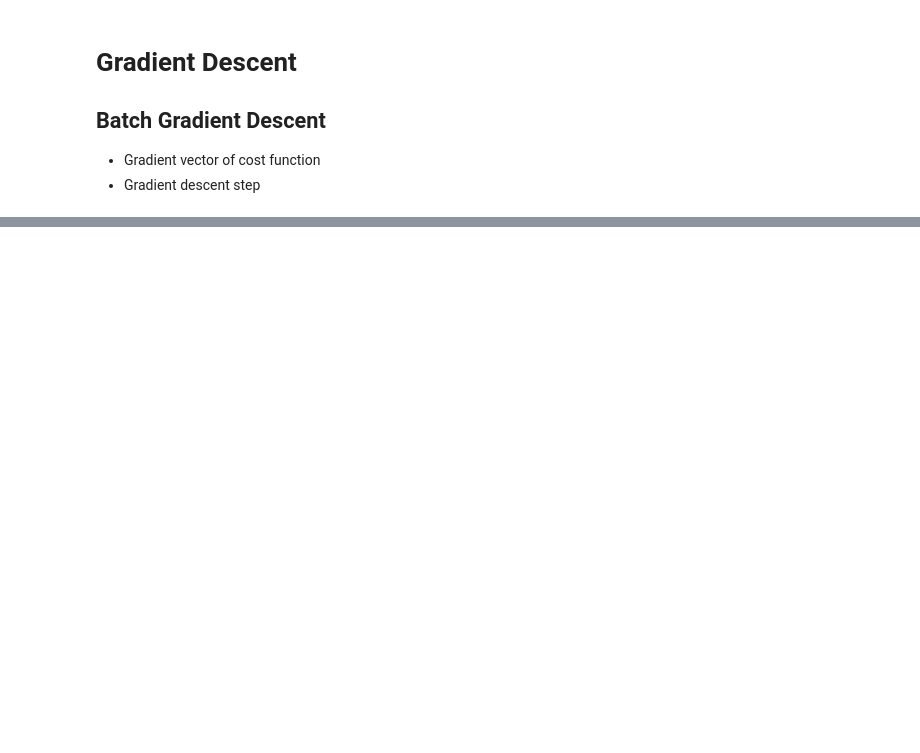
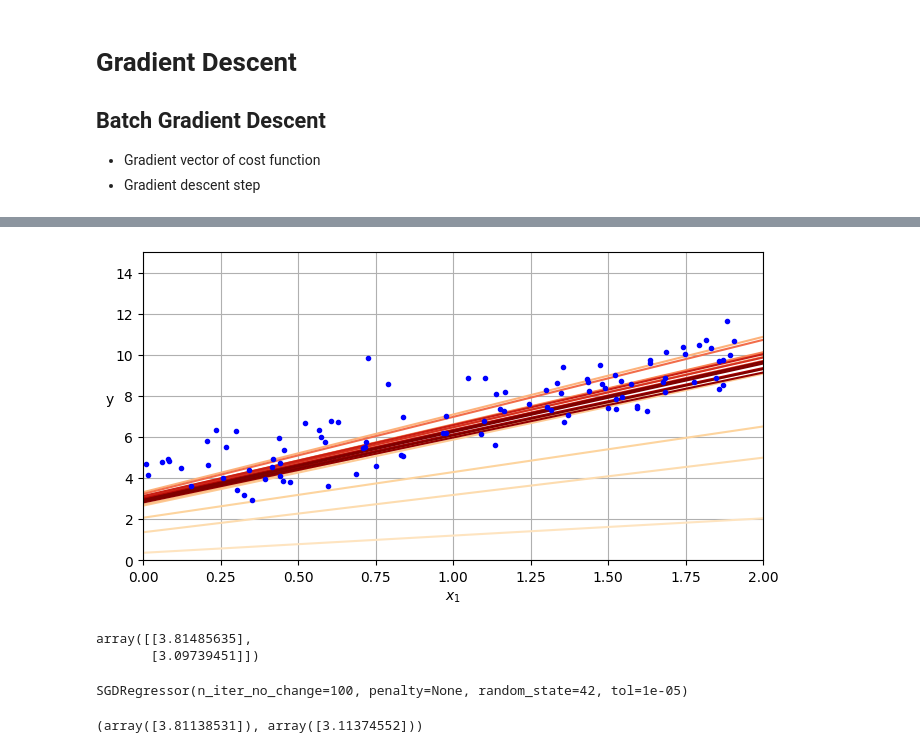
Before and after one commit to sunodmongia/Linear-Model, a Jupyter notebook: linear_model.ipynb, the cells around one changed output, grey strips where cells are left out. Drawn from its saved outputs; the diff is of its cells as text; code cells hidden in the pictures; blank space fills up the shorter version.

```diff
--- a/linear_model.ipynb
+++ b/linear_model.ipynb
@@ -140,0 +141,65 @@ plt.show()
+# %%
+n_epochs = 50
+t0, t1 = 5, 50
+
+
+def learning_schedule(t):
+    return t0 / (t + t1)
+
+
+theta_path = []
+
+n_shown = 20
+plt.figure(figsize=(8, 4))
+
+np.random.default_rng(42)
+theta = np.random.randn(2, 1)
+
+for epoch in range(n_epochs):
+    for iteration in range(m):
+
+        if epoch == 0 and iteration < n_shown:
+            y_predict = X_new_b @ theta
+            color = mpl.colors.rgb2hex(plt.cm.OrRd(iteration / n_shown + 0.15))
+            plt.plot(X_new, y_predict, linestyle="solid", color=color)
+
+        random_index = np.random.randint(m)
+        xi = X_b[random_index : random_index + 1]
+        yi = y[random_index : random_index + 1]
+        gradients = 2 * xi.T @ (xi @ theta - yi)  # SGD does not requires division of m
+        eta = learning_schedule(epoch * m + iteration)
+        theta = theta - eta * gradients
+        theta_path.append(theta)
+
+plt.plot(X, y, "b.")
+plt.axis([0, 2, 0, 15])
+plt.grid()
+plt.xlabel("$x_1$")
+plt.ylabel("y", rotation=0)
+plt.show()
+# %% [output]
+[figure, added]
+# %%
+theta
+# %% [output]
+array([[3.81485635],
+       [3.09739451]])
+# %%
+from sklearn.linear_model import SGDRegressor
+
+sgd_regressor = SGDRegressor(
+    max_iter=1000,
+    tol=1e-5,
+    penalty=None,
+    eta0=0.01,
+    n_iter_no_change=100,
+    random_state=42,
+)
+
+sgd_regressor.fit(X, y.ravel())
+# %% [output]
+SGDRegressor(n_iter_no_change=100, penalty=None, random_state=42, tol=1e-05)
+# %%
+sgd_regressor.intercept_, sgd_regressor.coef_
+# %% [output]
+(array([3.81138531]), array([3.11374552]))
```
Also changed, not shown: parts of 9 cells of this notebook.
